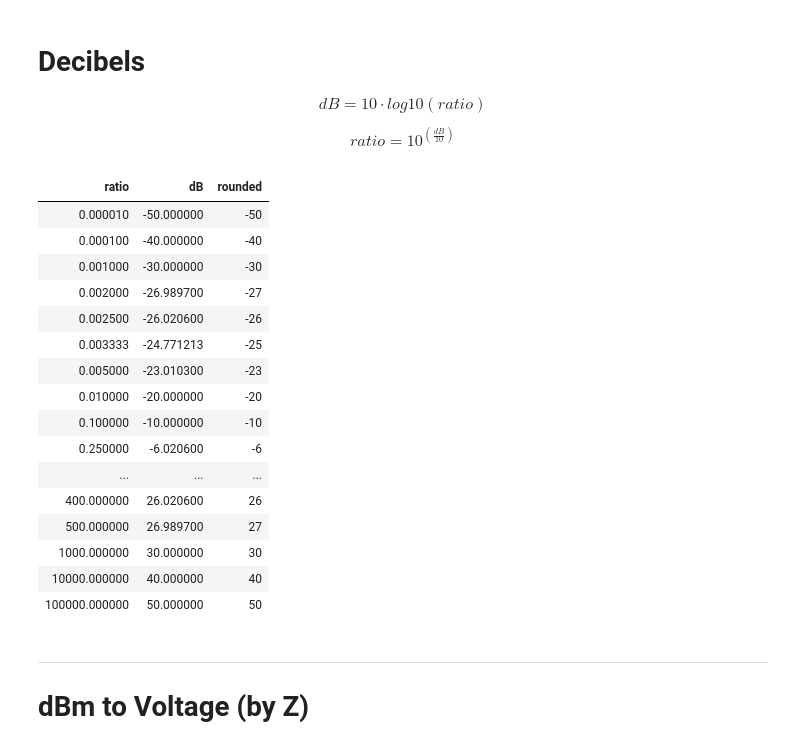
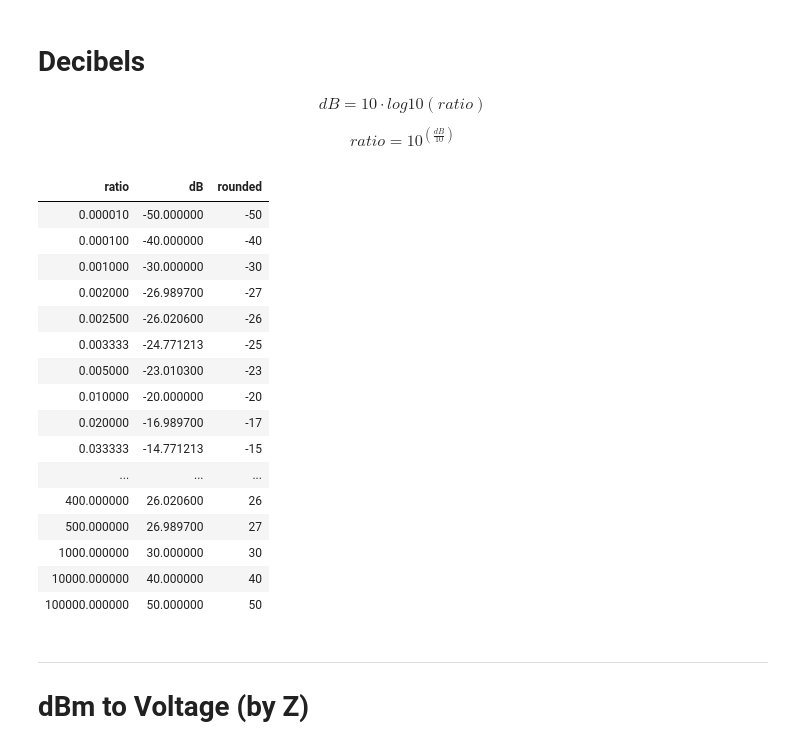
Before and after one commit to M0YCX/ycx_rf_notebooks, a Jupyter notebook: Math/Decibels.ipynb, the cells around one changed output. Cells and saved outputs as stored; diff of their text form; code cells hidden in the pictures.

```diff
--- a/Math/Decibels.ipynb
+++ b/Math/Decibels.ipynb
@@ -22,7 +22,17 @@ ratios = [
     1 / 300,
     1 / 200,
     1 / 100,
+    1 / 50,
+    1 / 30,
+    1 / 25,
+    1 / 20,
+    1 / 15,
+    1 / 14,
     1 / 10,
+    1 / 9,
+    1 / 8,
+    1 / 6,
+    1 / 5,
     1 / 4,
     1 / 3,
     1 / 2,
@@ -36,40 +46,42 @@ ratios = [
     8,
     9,
     10,
+    14,
     15,
     20,
+    25,
     30,
     50,
     100,
     200,
     300,
     400,
     500,
     1000,
     10000,
     100000,
 ]
 dbs = []
 rounded = []
 for r in ratios:
     db = 10 * math.log10(r)
     dbs.append(db)
     rounded.append(round(db))
 
 df = pd.DataFrame({"ratio": ratios, "dB": dbs, "rounded": rounded})
 df.style.hide()
 # %% [output]
 | ratio | dB | rounded |
 | 0.000010 | -50.000000 | -50 |
 | 0.000100 | -40.000000 | -40 |
 | 0.001000 | -30.000000 | -30 |
 | 0.002000 | -26.989700 | -27 |
 | 0.002500 | -26.020600 | -26 |
 | 0.003333 | -24.771213 | -25 |
 | 0.005000 | -23.010300 | -23 |
 | 0.010000 | -20.000000 | -20 |
-| 0.100000 | -10.000000 | -10 |
-| 0.250000 | -6.020600 | -6 |
+| 0.020000 | -16.989700 | -17 |
+| 0.033333 | -14.771213 | -15 |
 | ... | ... | ... |
 | 400.000000 | 26.020600 | 26 |
 | 500.000000 | 26.989700 | 27 |
```
